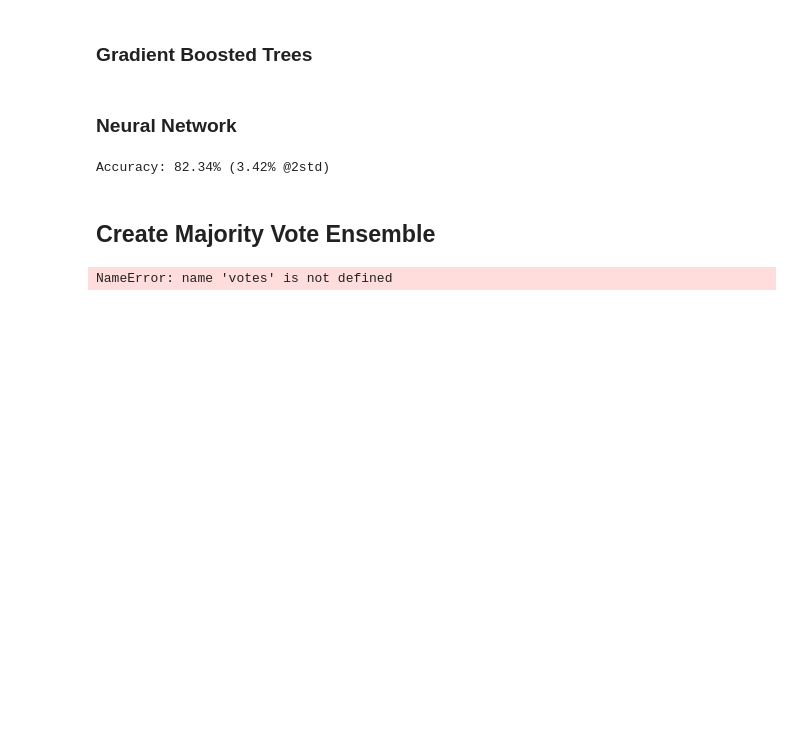
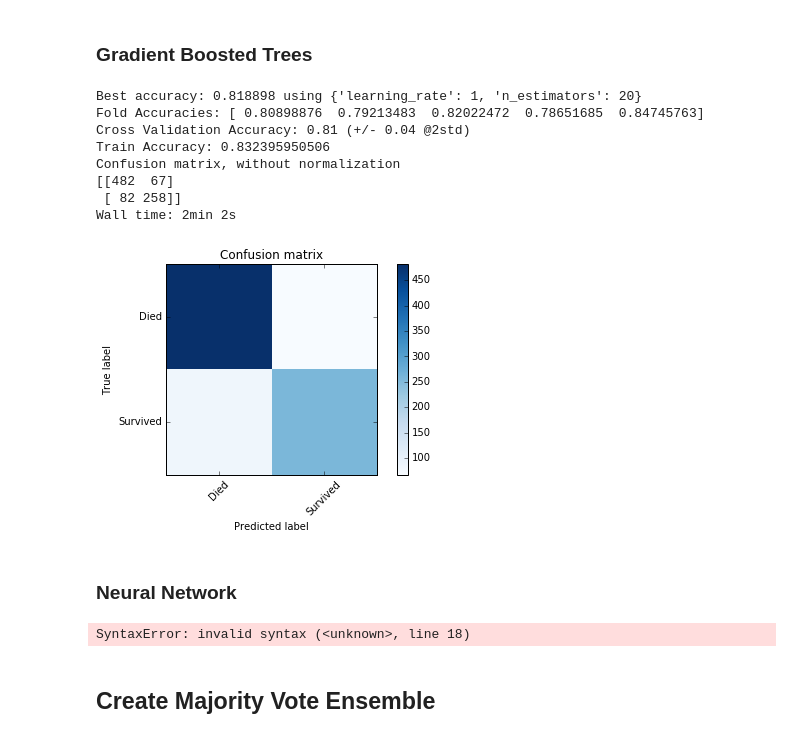
Before and after one commit to Statoil/KagglePlayground, a Jupyter notebook: Titanic/Python/Predict.ipynb, the cells around one changed output. Cells and saved outputs as stored; diff of their text form; code cells hidden in the pictures; blank space fills up the shorter version.

```diff
--- a/Titanic/Python/Predict.ipynb
+++ b/Titanic/Python/Predict.ipynb
@@ -494,33 +501,63 @@ fit_model(gbt_optimised, X_train, Y_train)
 Y_pred_gbt = get_test_predictions(gbt_optimised, X_test)
 
 create_submission_file(test_df, Y_pred_gbt, 'predictions_gbt.csv')
+# %%
+%%time
+
+adaboost_optimised = get_optimised_model(
+    AdaBoostClassifier(random_state = 25), {
+        'n_estimators': [20,50,100],
+        'learning_rate': [0.001, 0.01, 0.1, 1, 10, 100, 1000]},
+    X_train, Y_train)
+#gbt_optimised = KNeighborsClassifier(n_neighbors = 3)
+
+fit_model(adaboost_optimised, X_train, Y_train)
+Y_pred_adaboost = get_test_predictions(adaboost_optimised, X_test)
+
+create_submission_file(test_df, Y_pred_adaboost, 'predictions_adaboost.csv')
+# %% [output]
+Best accuracy: 0.818898 using {'learning_rate': 1, 'n_estimators': 20}
+Fold Accuracies: [ 0.80898876  0.79213483  0.82022472  0.78651685  0.84745763]
+Cross Validation Accuracy: 0.81 (+/- 0.04 @2std)
+Train Accuracy: 0.832395950506
+Confusion matrix, without normalization
+[[482  67]
+ [ 82 258]]
+Wall time: 2min 2s
+[figure, added]
 # %% [markdown]
 ### Neural Network ###
 # %%
-# Neural Network
+%%time
 
 # fix random seed for reproducibility
 seed = 7
 np.random.seed(seed)
 
 # baseline model
-def create_baseline():
+def create_baseline(neurons=10):
     # create model
     model = Sequential()
-    model.add(Dense(40, input_dim=15, init='normal', activation='relu'))
+    model.add(Dense(neurons, input_dim=15, init='normal', activation='relu'))
     model.add(Dense(1, init='normal', activation='sigmoid'))
     # Compile model
     model.compile(loss='binary_crossentropy', optimizer='adam', metrics=['accuracy'])
     return model
 
-# evaluate model with standardized dataset
-estimator = KerasClassifier(build_fn=create_baseline, nb_epoch=100, batch_size=5, verbose=0)
-kfold = StratifiedKFold(y=Y_train.as_matrix() , n_folds=10, shuffle=True, random_state=seed)
-results = cross_val_score(estimator, X_train.as_matrix() , Y_train.as_matrix() , cv=kfold)
+mlp_optimised = get_optimised_model(
+    KerasClassifier(build_fn=create_baseline, batch_size=5, verbose=0), {
+        'neurons': [10, 20, 30],
+        'batch_size': [20], #10, 20, 40, 60, 80, 100],
+        'nb_epoch': [50]}, #10, 50, 100]},
+    X_train.as_matrix(), Y_train.as_matrix())
+#mlp_optimised = KNeighborsClassifier(n_neighbors = 3)
 
-print("Accuracy: %.2f%% (%.2f%% @2std)" % (results.mean()*100, results.std()*100))
+fit_model(mlp_optimised, X_train.as_matrix(), Y_train.as_matrix())
+Y_predMLP = get_test_predictions(mlp_optimised, X_test.as_matrix())
+
+create_submission_file(test_df, Y_predMLP.reshape(-1), 'predictions_mlp.csv')
 # %% [output]
-Accuracy: 82.34% (3.42% @2std)
+SyntaxError: invalid syntax (<unknown>, line 18)
 # %% [markdown]
 ## Create Majority Vote Ensemble ##
 # %%
@@ -563,21 +601,19 @@ def weighted_average_ensemble(keys, predictions_weights, name='ensemble_weighted
     # Create the ensemble
     ensemble = keys.to_frame().assign(Survived = 0)
     for probs, weights in results:
-        for i in range(0, votes):
-            ensemble = ensemble.assign(Survived = lambda x: x.Survived + probs * weight)
+        ensemble = ensemble.assign(Survived = lambda x: x.Survived + probs * weight)
     combined_result = ensemble.assign(Survived = lambda x: x.Survived / weights_sum)
     combined_result = combined_result.assign(Survived = lambda x: np.where(x.Survived >= 0.5, 1, 0))
     combined_result.to_csv(name, index = False)
     return None
 
-models_weights = [
+predictions_weights = [
     (Y_predLogisticRegression, 1),
     (Y_predSVC, 1),
     (Y_predRF, 1),
-    (Y_predKNN, 1)
+    (Y_predKNN, 1),
+    (Y_pred_adaboost,1)
 ]
 
 weighted_average_ensemble(test_df['PassengerId'], predictions_weights)
-# %% [output]
-NameError: name 'votes' is not defined
 # %%
```
Also changed, not shown: parts of 8 cells of this notebook, 4 other files.
